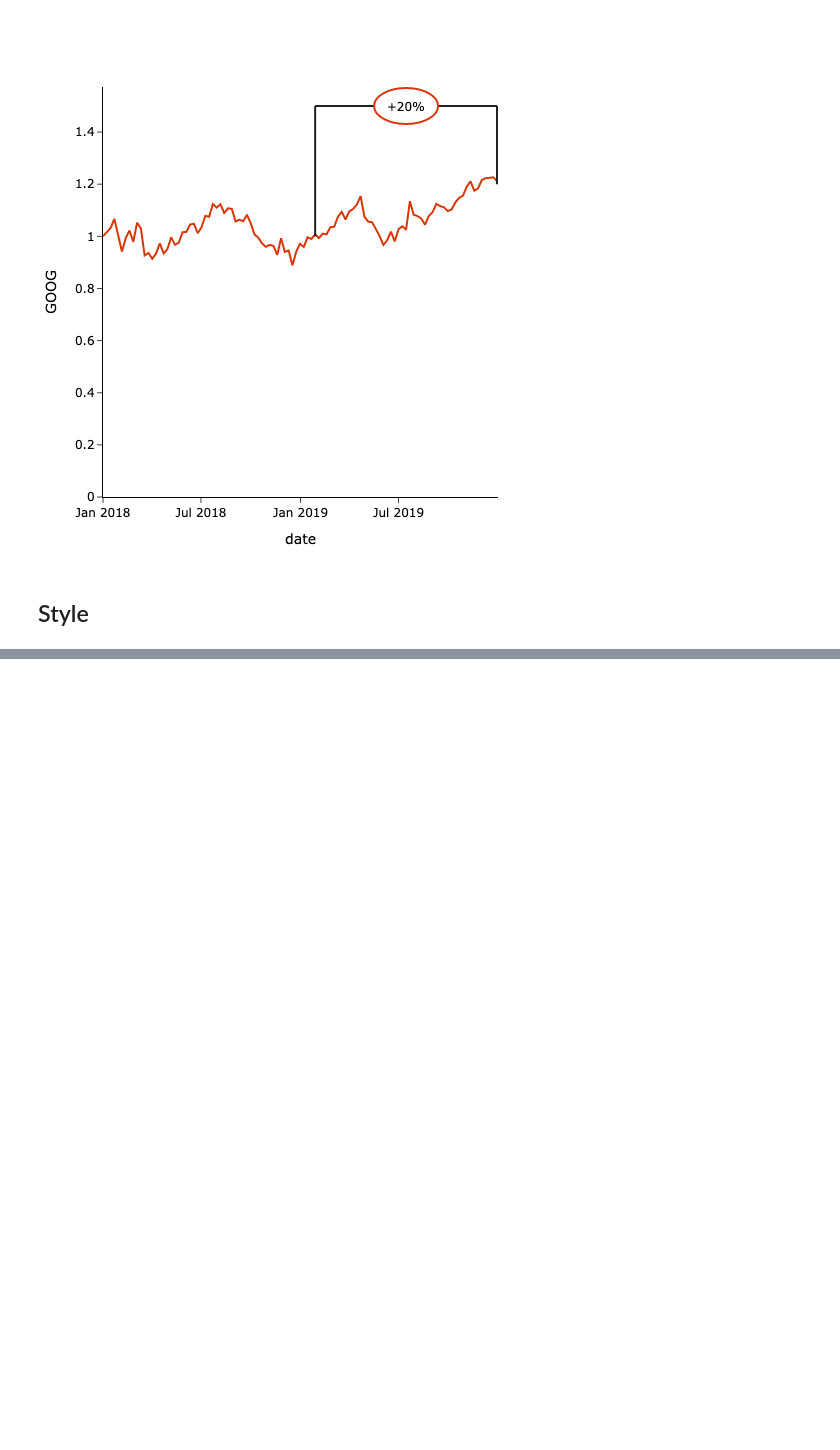
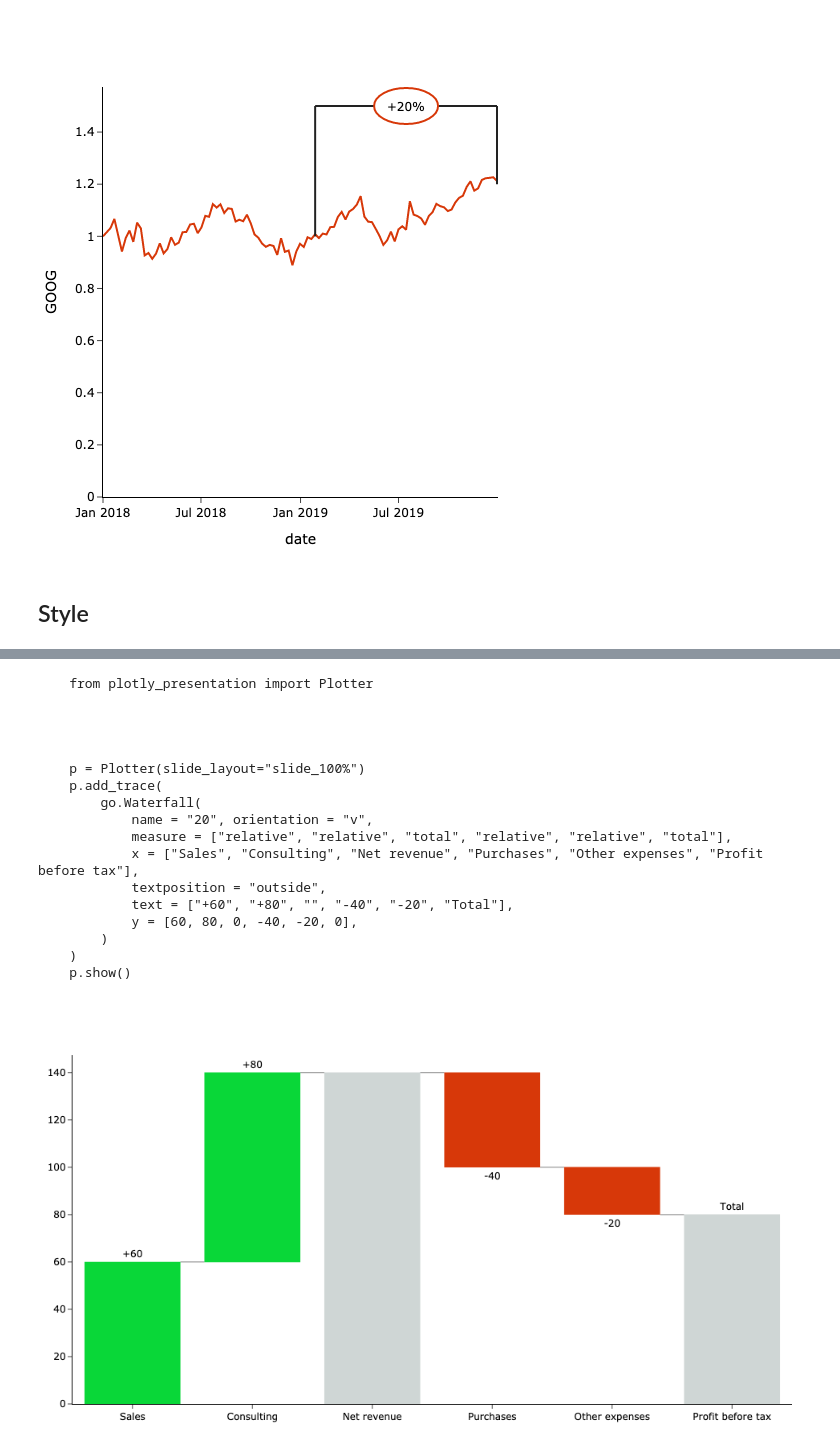
Before and after one commit to mathiasDK/plotly_presentation, a Jupyter notebook: examples/examples.ipynb, the cells around one changed output, grey strips where cells are left out. Drawn from its saved outputs; the diff is of its cells as text; code cells hidden in the pictures; blank space fills up the shorter version.

Commit message:
Adding waterfall capabilities

```diff
--- a/examples/examples.ipynb
+++ b/examples/examples.ipynb
@@ -269,3 +287,24 @@ plotly_presentation.examples.plot_style()
     p.style.set_color_palette(palette_type="sequential", palette_name="reds")
     p.show()
 [figure]
+# %%
+plotly_presentation.examples.plot_special_graphs()
+# %% [output]
+    from plotly_presentation import Plotter
+
+
+
+
+    p = Plotter(slide_layout="slide_100%")
+    p.add_trace(
+        go.Waterfall(
+            name = "20", orientation = "v",
+            measure = ["relative", "relative", "total", "relative", "relative", "total"],
+            x = ["Sales", "Consulting", "Net revenue", "Purchases", "Other expenses", "Profit before tax"],
+            textposition = "outside",
+            text = ["+60", "+80", "", "-40", "-20", "Total"],
+            y = [60, 80, 0, -40, -20, 0],
+        )
+    )
+    p.show()
+[figure, added]
```
Also changed, not shown: parts of 2 cells of this notebook, 10 other files.
